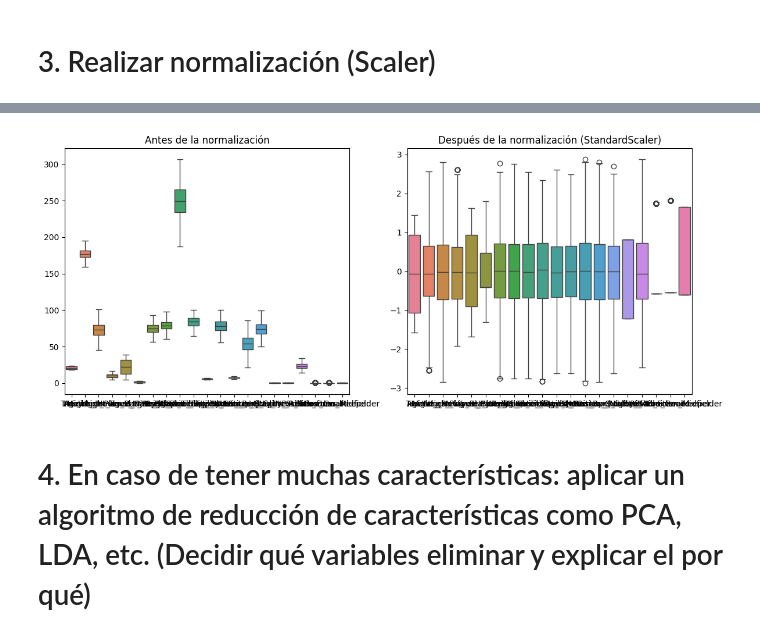
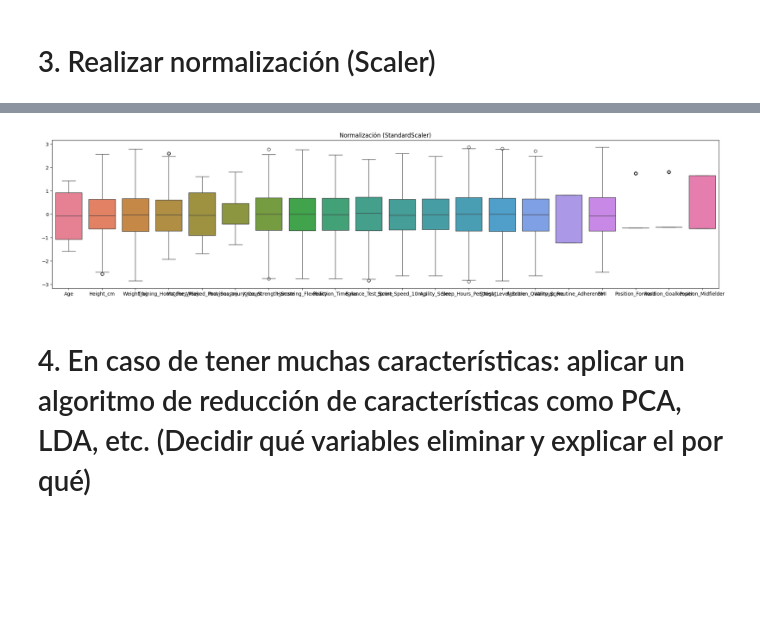
Before and after one commit to samegi/Proyecto4-IA, a Jupyter notebook: preparacion_datos/preparacion_.ipynb, the cells around one changed output, grey strips where cells are left out. Saved outputs shown, nothing was run; the diff lists cells and outputs as text; code cells hidden in the pictures; blank space fills up the shorter version.

```diff
--- a/preparacion_datos/preparacion_.ipynb
+++ b/preparacion_datos/preparacion_.ipynb
@@ -11,7 +11,7 @@ from sklearn.model_selection import train_test_split
 pd.set_option('display.max_columns', None)
 # %%
 # Cargar el dataset, cambiar ruta dependiendo de tu ubicación
-ruta = r"C:\Users\mejia\Desktop\Estudio\IA\Proyecto4-IA\Datos\data.csv"
+ruta = r"C:\Users\mejia\OneDrive\Escritorio\U\5to Semestre\Intro IA\Proyectos\Proyecto4-IA\Datos\data.csv"
 df = pd.read_csv(ruta)
 
 # Mostrar las primeras filas
@@ -202,17 +202,15 @@ df_scaled.describe()
 | 75% | 9.372836e-01 | 6.507907e-01 | 6.832823e-01 | 6.190069e-01 | 9.381306e-01 | 4.750018e-01 | ... |
 | max | 1.439848e+00 | 2.566185e+00 | 2.802769e+00 | 2.602669e+00 | 1.617408e+00 | 1.805229e+00 | ... |
 # %%
-fig, axes = plt.subplots(1, 2, figsize=(12,5))
-sns.boxplot(data=df_encoded, ax=axes[0])
-axes[0].set_title("Antes de la normalización")
-
-sns.boxplot(data=df_scaled, ax=axes[1])
-axes[1].set_title("Después de la normalización (StandardScaler)")
+# visualizacion normalizacion
+fig, axes = plt.subplots(1, 1, figsize=(20,5))
+sns.boxplot(data=df_scaled, ax=axes)
+axes.set_title("Normalización (StandardScaler)")
 
 plt.tight_layout()
 plt.show()
 # %% [output]
-[figure, old version]
+[figure, new version]
 # %% [markdown]
 # 4. En caso de tener muchas características: aplicar un algoritmo de reducción de características como PCA, LDA, etc. (Decidir qué variables eliminar y explicar el por qué)
 # %%
```
Also changed, not shown: 1 other file.
